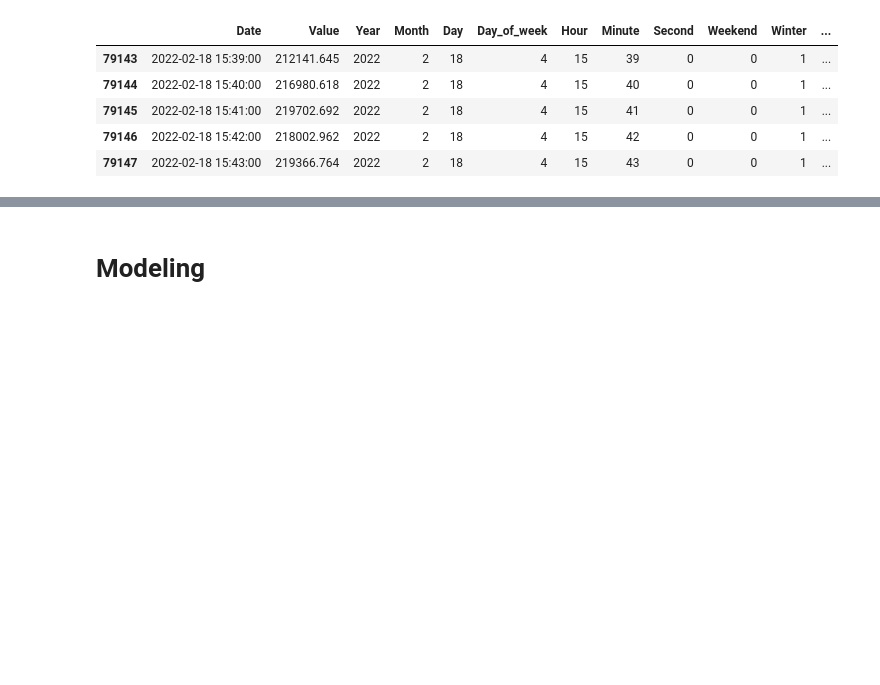
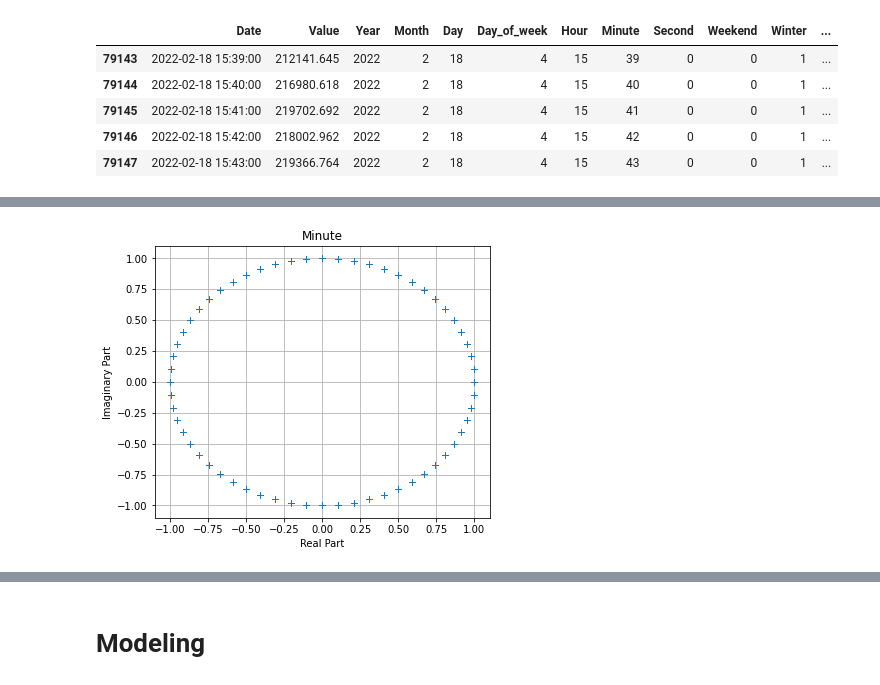
Before and after one commit to cojre/ml-project-2-stockdataholm, a Jupyter notebook: main.ipynb, the cells around one changed output, grey strips where cells are left out. Cells and saved outputs as stored; diff of their text form; code cells hidden in the pictures; blank space fills up the shorter version.

```diff
--- a/main.ipynb
+++ b/main.ipynb
@@ -374,0 +407,5 @@ df.head()
+# %%
+minute_re, minute_im = generate_cycle(df['Minute'], 60)
+plot_cycle(minute_re, minute_im, 'Minute')
+# %% [output]
+[figure, added]
```
Also changed, not shown: parts of 8 cells of this notebook.
